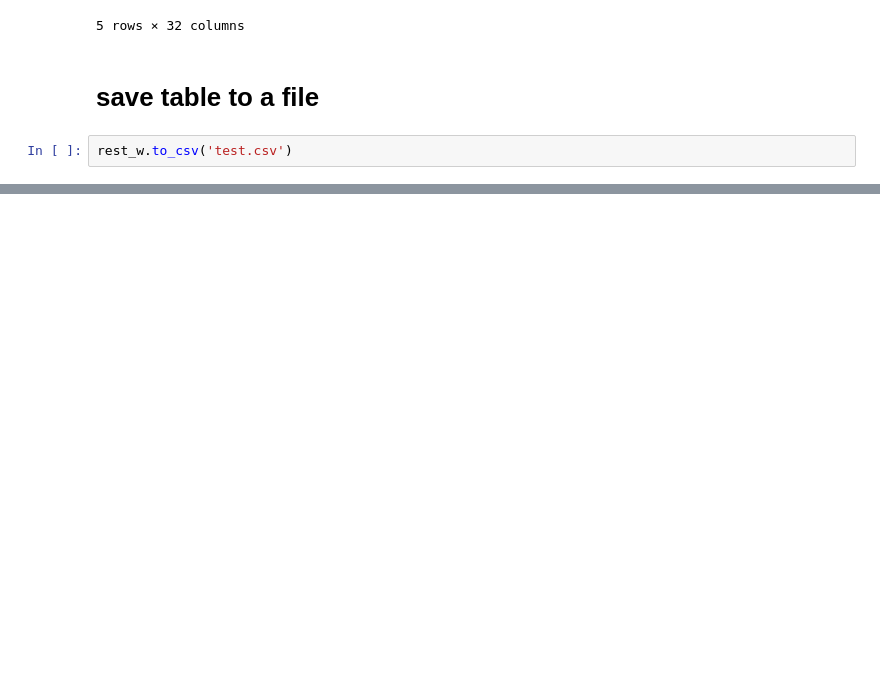
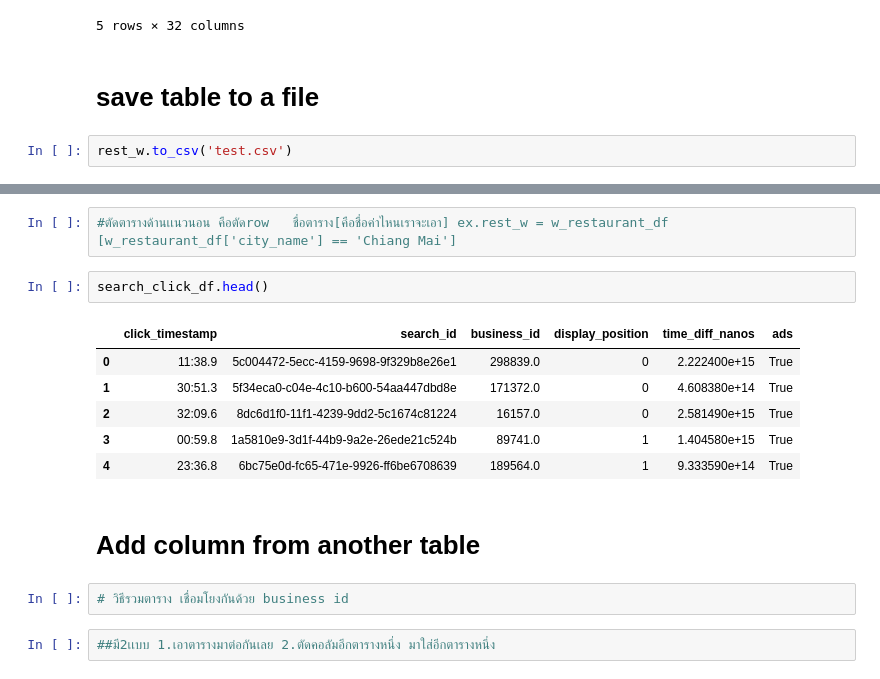
Before and after one commit to pk-stranger/Python_datavizz, a Jupyter notebook: Pandas 101.ipynb, the cells around one changed output, grey strips where cells are left out. Drawn from its saved outputs; the diff is of its cells as text; blank space fills up the shorter version.

```diff
--- a/Pandas 101.ipynb
+++ b/Pandas 101.ipynb
@@ -243,0 +298,17 @@ rest_w.to_csv('test.csv')
+# %%
+#ตัดตารางด้านเเนวนอน คือตัดrow   ชื่อตาราง[คือชื่อค่าไหนเราจะเอา] ex.rest_w = w_restaurant_df [w_restaurant_df['city_name'] == 'Chiang Mai']
+# %%
+search_click_df.head()
+# %% [output]
+|  | click_timestamp | search_id | business_id | display_position | time_diff_nanos | ads |
+| 0 | 11:38.9 | 5c004472-5ecc-4159-9698-9f329b8e26e1 | 298839.0 | 0 | 2.222400e+15 | True |
+| 1 | 30:51.3 | 5f34eca0-c04e-4c10-b600-54aa447dbd8e | 171372.0 | 0 | 4.608380e+14 | True |
+| 2 | 32:09.6 | 8dc6d1f0-11f1-4239-9dd2-5c1674c81224 | 16157.0 | 0 | 2.581490e+15 | True |
+| 3 | 00:59.8 | 1a5810e9-3d1f-44b9-9a2e-26ede21c524b | 89741.0 | 1 | 1.404580e+15 | True |
+| 4 | 23:36.8 | 6bc75e0d-fc65-471e-9926-ff6be6708639 | 189564.0 | 1 | 9.333590e+14 | True |
+# %% [markdown]
+# Add column from another table
+# %%
+# วิธีรวมตาราง เชื่อมโยงกันด้วย business id
+# %%
+##มี2เเบบ 1.เอาตารางมาต่อกันเลย 2.ตัดคอลัมอีกตารางหนึ่ง มาใส่อีกตารางหนึ่ง
```
Also changed, not shown: parts of 41 cells of this notebook, 1 other file.
